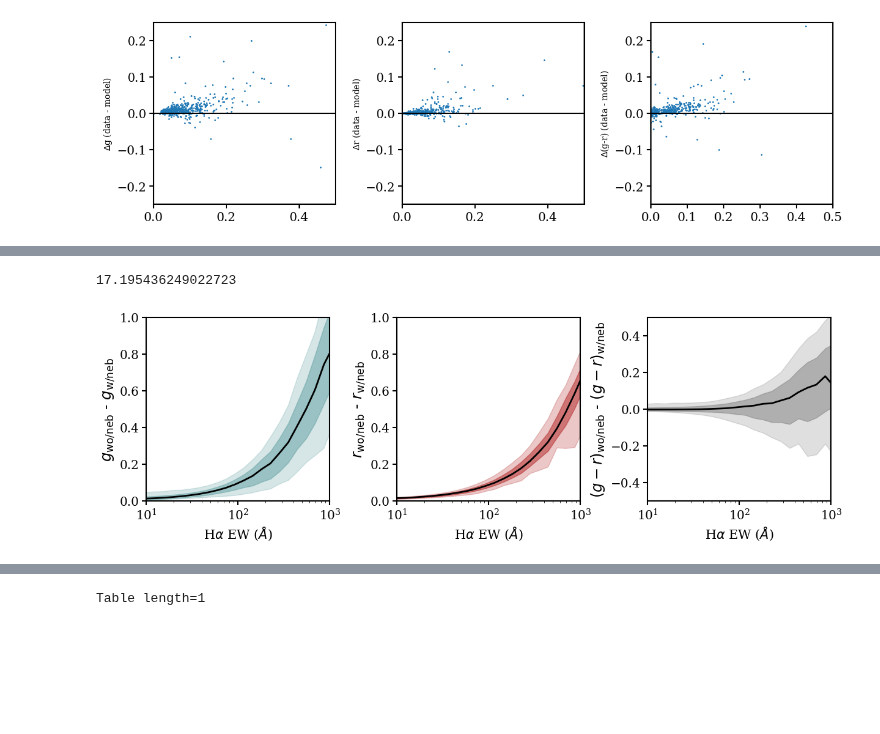
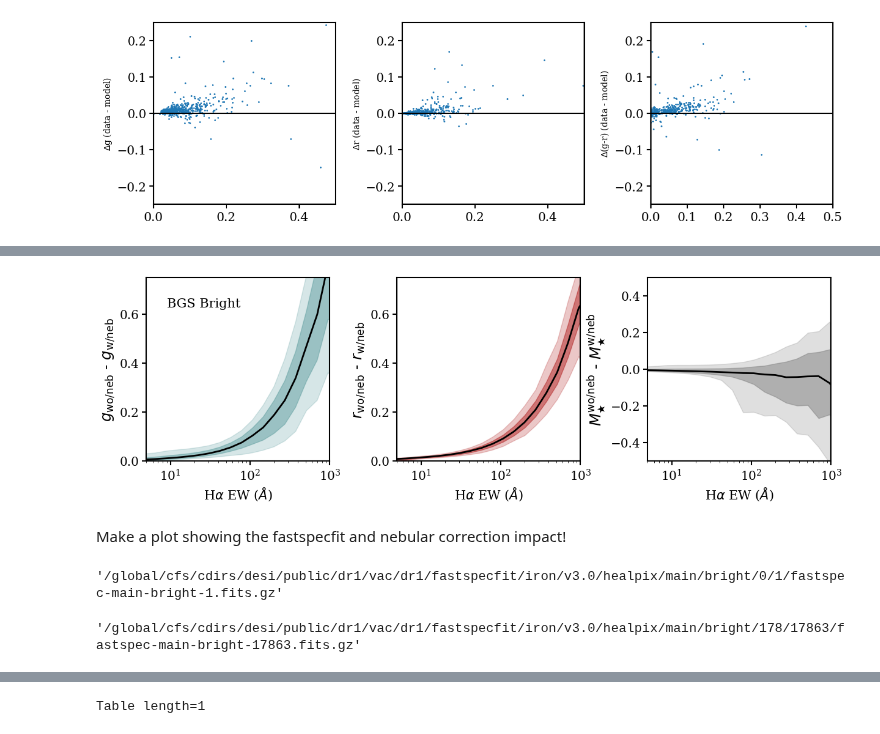
Before and after one commit to virajvman/desi_dwarfs, a Jupyter notebook: notebooks/catalog_paper/stellar_mass_investigate.ipynb, the cells around one changed output, grey strips where cells are left out. Drawn from its saved outputs; the diff is of its cells as text; code cells hidden in the pictures; blank space fills up the shorter version.

```diff
--- a/notebooks/catalog_paper/stellar_mass_investigate.ipynb
+++ b/notebooks/catalog_paper/stellar_mass_investigate.ipynb
@@ -207,9 +212,9 @@ plt.show()
 # %% [output]
 [figure]
 # %%
-# temp = Table.read("/pscratch/sd/v/virajvm/catalog_dr1_dwarfs/model_photometry_diffs_BGS_BRIGHT.fits")
 cat = Table.read("/pscratch/sd/v/virajvm/catalog_dr1_dwarfs/iron_bgs_bright_filter_zsucc_zrr02_allfracflux_INT_V2_NEBCORR.fits")
-snr_mask  =  ( (cat["HALPHA_EW"].data * np.sqrt(cat["HALPHA_EW_IVAR"]) ) > 3) & (cat["HALPHA_EW"] > 10)
+
+snr_mask  =  ( (cat["HALPHA_EW"].data * np.sqrt(cat["HALPHA_EW_IVAR"]) ) > 5) & (cat["HALPHA_EW"] > 0)
 # %%
 np.sum(snr_mask)/len(snr_mask)
 # %% [output]
@@ -229,5 +222 @@ Row index=50233
-# %%
-np.sqrt(1/0.003382)
-# %% [output]
-17.195436249022723
 # %%
@@ -240,12 +228,11 @@ import numpy as np
 fig, ax = make_subplots(ncol=3, nrow=1, return_fig=True)
 
 # Log-spaced x bins
-x_bins = np.logspace(np.log10(7), np.log10(1.5e3), 25)
+x_bins = np.logspace(np.log10(4), np.log10(1.5e3), 20)
 
 # Panel 0
 x0 = cat["HALPHA_EW"].data[snr_mask]
 y0 = cat["DELTA_MAG_G_NEB"].data[snr_mask]
-# ax[0].scatter(x0, y0, s=1, alpha=0.3)
 c0 = get_contours(x0, y0, x_bins, sigs=True)
 col0 = "cadetblue"
 ax[0].plot(c0["bin_cents"], c0["median"], color="k", lw=2)
@@ -253,39 +240,41 @@ ax[0].fill_between(c0["bin_cents"], c0["sig1_low"], c0["sig1_high"], alpha=0.5,
 ax[0].fill_between(c0["bin_cents"], c0["sig2_low"], c0["sig2_high"], alpha=0.25, color=col0)
 
 # Panel 1
-x1 = cat["HALPHA_EW"].data[snr_mask]
-y1 = cat["DELTA_MAG_R_NEB"].data[snr_mask]
+x1 = cat["HALPHA_EW"].data #[snr_mask]
+y1 = cat["DELTA_MAG_R_NEB"].data #[snr_mask]
 # ax[1].scatter(x1, y1, s=1, alpha=0.3)
 col1 = "firebrick"
 c1 = get_contours(x1, y1, x_bins, sigs=True)
 ax[1].plot(c1["bin_cents"], c1["median"], color="k", lw=2)
 ax[1].fill_between(c1["bin_cents"], c1["sig1_low"], c1["sig1_high"], alpha=0.5, color=col1)
 ax[1].fill_between(c1["bin_cents"], c1["sig2_low"], c1["sig2_high"], alpha=0.25, color=col1)
 
 # Panel 2
 x2 = cat["HALPHA_EW"].data[snr_mask]
-y2 = cat["DELTA_MAG_G_NEB"].data[snr_mask] - cat["DELTA_MAG_R_NEB"].data[snr_mask]
+y2 = cat["LOGM_M24_FIDU_NEBCORR"].data[snr_mask] - cat["LOGM_M24_FIDU"].data[snr_mask]
 # ax[2].scatter(x2, y2, s=1, alpha=0.3)
 col2 = "grey"
 c2 = get_contours(x2, y2, x_bins, sigs=True)
 ax[2].plot(c2["bin_cents"], c2["median"], color="k", lw=2)
 ax[2].fill_between(c2["bin_cents"], c2["sig1_low"], c2["sig1_high"], alpha=0.5, color=col2)
 ax[2].fill_between(c2["bin_cents"], c2["sig2_low"], c2["sig2_high"], alpha=0.25, color=col2)
 
 for axi in ax:
-    axi.set_xlim([10, 1e3])
+    axi.set_xlim([5, 1e3])
     axi.set_xscale("log")
-    axi.set_ylim([0, 1])
+    axi.set_ylim([0, .75])
     axi.set_xlabel(r"H$\alpha$ EW ($\AA$)",fontsize = 15)
 
 ax[2].set_ylim([-0.5, 0.5])
 
 ax[0].set_ylabel(r"$g_{\rm wo/neb}$ - $g_{\rm w/neb}$",fontsize = 17.5)
 ax[1].set_ylabel(r"$r_{\rm wo/neb}$ - $r_{\rm w/neb}$",fontsize = 17.5)
-ax[2].set_ylabel(r"$(g-r)_{\rm wo/neb}$ - $(g-r)_{\rm w/neb}$",fontsize = 17.5)
+ax[2].set_ylabel(r"$M_{\bigstar}^{\rm wo/neb}$ - $M_{\bigstar}^{\rm w/neb}$",fontsize = 17.5)
 
+ax[0].text(9,0.63,"BGS Bright",fontsize = 15)
 
+plt.savefig("/global/homes/v/virajvm/DESI2_LOWZ/quenched_fracs_nbs/paper_plots/neb_corr_bgsb_plot.pdf",bbox_inches="tight")
 
 plt.show()
 # %% [output]
-[figure, old version]
+[figure, new version]
@@ -291,0 +283,2 @@ plt.show()
+# %% [markdown]
+Make a plot showing the fastspecfit and nebular correction impact!
@@ -291,0 +295,8 @@ plt.show()
+# %%
+cat_low_ew_path
+# %% [output]
+'/global/cfs/cdirs/desi/public/dr1/vac/dr1/fastspecfit/iron/v3.0/healpix/main/bright/0/1/fastspec-main-bright-1.fits.gz'
+# %%
+cat_hi_ew_path
+# %% [output]
+'/global/cfs/cdirs/desi/public/dr1/vac/dr1/fastspecfit/iron/v3.0/healpix/main/bright/178/17863/fastspec-main-bright-17863.fits.gz'
```
Also changed, not shown: parts of 25 cells of this notebook, 1 other file.
